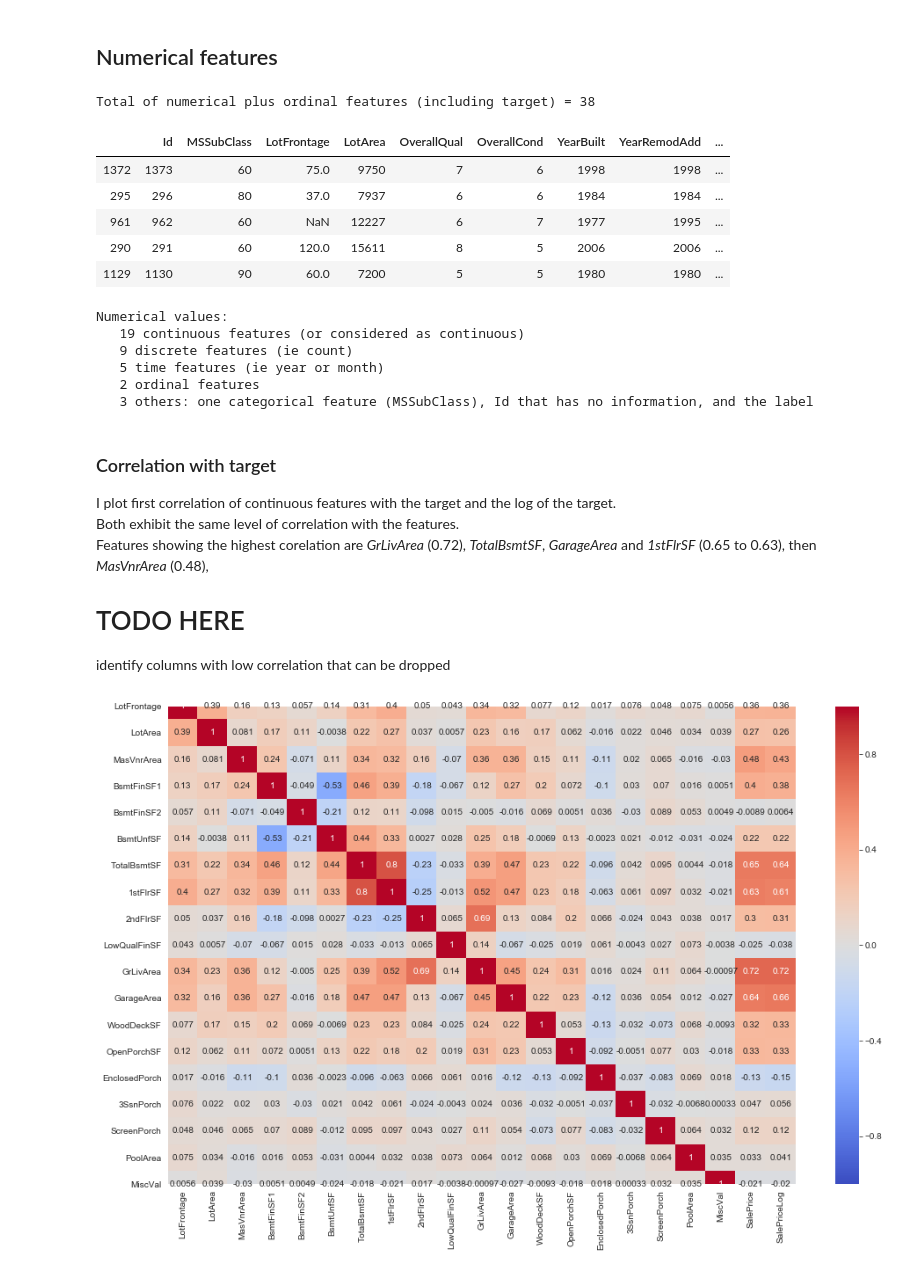
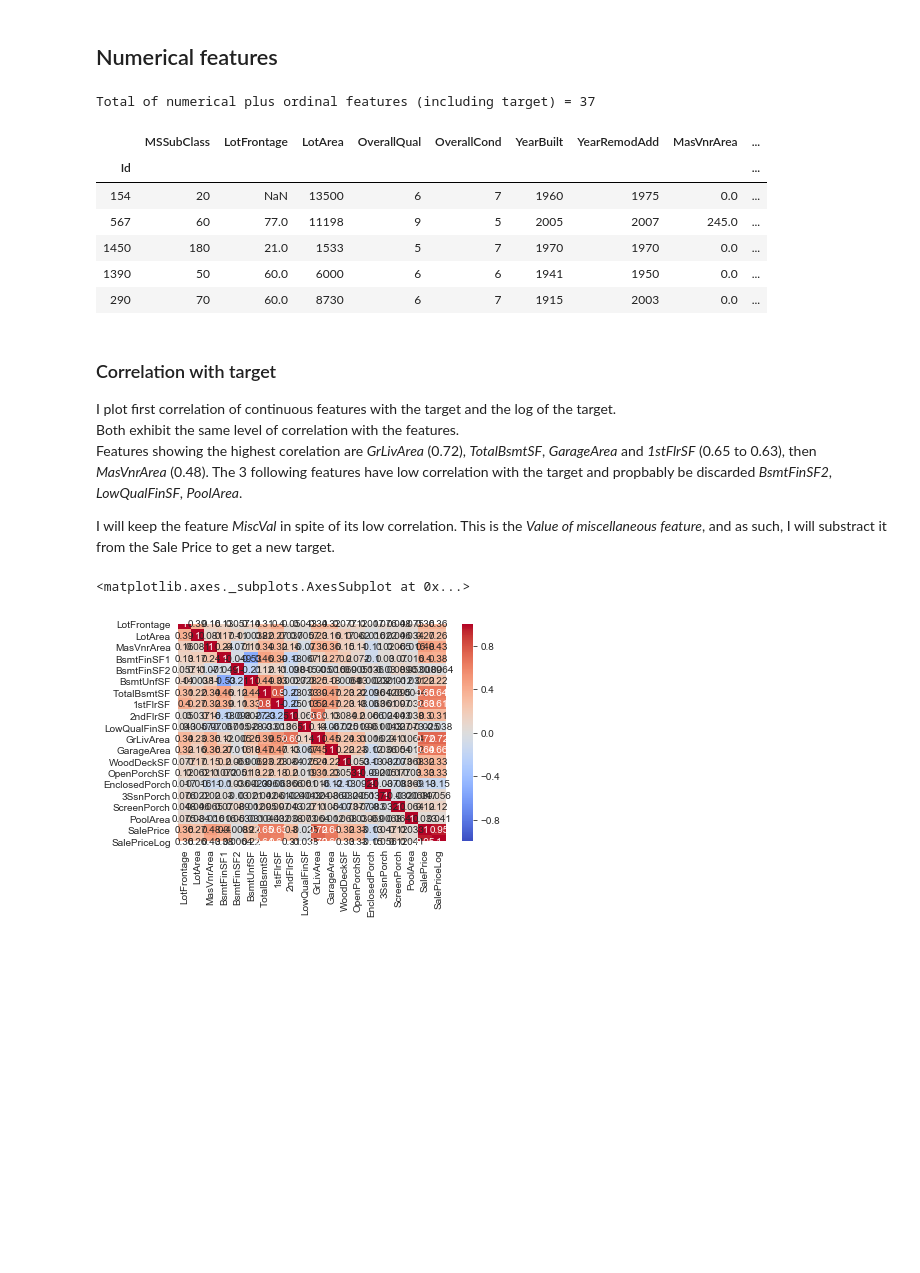
Before and after one commit to cedric-bertrand/DS-py, a Jupyter notebook: house_prices/house_prices.ipynb, the cells around one changed output. Cells and saved outputs as stored; diff of their text form; code cells hidden in the pictures; blank space fills up the shorter version.

```diff
--- a/house_prices/house_prices.ipynb
+++ b/house_prices/house_prices.ipynb
@@ -23,8 +33,8 @@ from sklearn.model_selection import cross_validate
 pd.set_option('display.max_columns', None)
 # %%
 #read the dataset
-train = pd.read_csv('./input/train.csv')
-test = pd.read_csv('./input/test.csv')
+data_train = pd.read_csv('./input/train.csv', index_col='Id')
+data_submission = pd.read_csv('./input/test.csv', index_col='Id')
 # %% [markdown]
 # Exploratory Data Analysis
 
@@ -62,7 +73,7 @@ The link in the Acknowledgments section of [Kaggle](https://www.kaggle.com/c/hou
 *There are five observations that an instructor may wish to remove from the data set before giving it to students (a plot of SALE PRICE versus GR LIV AREA will quickly indicate these points). Three of them are true outliers (Partial Sales that likely don’t represent actual market values) and two of them are simply unusual sales (very large houses priced relatively appropriately). I would recommend removing any houses with more than 4000 square feet from the data set (which eliminates these five unusual observations) before assigning it to students.*
 I followed this advice and removed observations with *GrLivArea* above 4000.
 # %%
-sns.scatterplot(x=train.GrLivArea, y=train.SalePrice);
-train = train[train.GrLivArea < 4000]
+sns.scatterplot(x=data_train.GrLivArea, y=data_train.SalePrice);
+data_train = data_train[data_train.GrLivArea < 4000]
 # %% [output]
 <matplotlib.axes._subplots.AxesSubplot at 0x...>
@@ -70,52 +102,48 @@ train = train[train.GrLivArea < 4000]
 # %% [markdown]
 ## Numerical features
 # %%
-train_numeric = train.select_dtypes(include=[np.number])
+train_numeric = data_train.select_dtypes(include=[np.number])
 print('Total of numerical plus ordinal features (including target) = {:d}'.format(train_numeric.shape[1]))
 train_numeric.sample(5)
 
 features_cont = ['LotFrontage', 'LotArea', 'MasVnrArea', 'BsmtFinSF1', 'BsmtFinSF2', 'BsmtUnfSF', 'TotalBsmtSF',
                 '1stFlrSF', '2ndFlrSF', 'LowQualFinSF', 'GrLivArea', 'GarageArea', 'WoodDeckSF', 'OpenPorchSF', 'EnclosedPorch',
-                '3SsnPorch', 'ScreenPorch', 'PoolArea', 'MiscVal']
+                '3SsnPorch', 'ScreenPorch', 'PoolArea']
 features_disc = ['BsmtFullBath', 'BsmtHalfBath', 'FullBath', 'HalfBath', 'BedroomAbvGr', 'KitchenAbvGr', 'TotRmsAbvGrd', 'Fireplaces', 'GarageCars']
 features_time = ['YearBuilt', 'YearRemodAdd', 'GarageYrBlt', 'MoSold', 'YrSold']
 features_ord = ['OverallQual', 'OverallCond']
 features_nom = ['MSSubClass']
 label = ['SalePrice']
-print('Numerical values:')
-print('   {:d} continuous features (or considered as continuous)'.format(len(features_cont)))
-print('   {:d} discrete features (ie count)'.format(len(features_disc)))
-print('   {:d} time features (ie year or month)'.format(len(features_time)))
-print('   {:d} ordinal features'.format(len(features_ord)))
-print('   3 others: one categorical feature (MSSubClass), Id that has no information, and the label')
-
-# dropping the id and nominal feature
-train_numeric.drop(columns=['Id'] + features_nom, inplace=True)
+#print('Numerical values:')
+#print('   {:d} continuous features (or considered as continuous)'.format(len(features_cont)))
+#print('   {:d} discrete features (ie count)'.format(len(features_disc)))
+#print('   {:d} time features (ie year or month)'.format(len(features_time)))
+#print('   {:d} ordinal features'.format(len(features_ord)))
+#print('   + 2 others: MSSubClass, and the label')
 # %% [output]
-Total of numerical plus ordinal features (including target) = 38
+Total of numerical plus ordinal features (including target) = 37
-|  | Id | MSSubClass | LotFrontage | LotArea | OverallQual | OverallCond | YearBuilt | YearRemodAdd | ... |
-| 1372 | 1373 | 60 | 75.0 | 9750 | 7 | 6 | 1998 | 1998 | ... |
-| 295 | 296 | 80 | 37.0 | 7937 | 6 | 6 | 1984 | 1984 | ... |
-| 961 | 962 | 60 | NaN | 12227 | 6 | 7 | 1977 | 1995 | ... |
-| 290 | 291 | 60 | 120.0 | 15611 | 8 | 5 | 2006 | 2006 | ... |
-| 1129 | 1130 | 90 | 60.0 | 7200 | 5 | 5 | 1980 | 1980 | ... |
+|  | MSSubClass | LotFrontage | LotArea | OverallQual | OverallCond | YearBuilt | YearRemodAdd | MasVnrArea | ... |
+| Id |  |  |  |  |  |  |  |  | ... |
+| 154 | 20 | NaN | 13500 | 6 | 7 | 1960 | 1975 | 0.0 | ... |
+| 567 | 60 | 77.0 | 11198 | 9 | 5 | 2005 | 2007 | 245.0 | ... |
+| 1450 | 180 | 21.0 | 1533 | 5 | 7 | 1970 | 1970 | 0.0 | ... |
+| 1390 | 50 | 60.0 | 6000 | 6 | 6 | 1941 | 1950 | 0.0 | ... |
+| 290 | 70 | 60.0 | 8730 | 6 | 7 | 1915 | 2003 | 0.0 | ... |
-Numerical values:
-   19 continuous features (or considered as continuous)
-   9 discrete features (ie count)
-   5 time features (ie year or month)
-   2 ordinal features
-   3 others: one categorical feature (MSSubClass), Id that has no information, and the label
 # %% [markdown]
 ### Correlation with target
 I plot first correlation of continuous features with the target and the log of the target.
 Both exhibit the same level of correlation with the features.
-Features showing the highest corelation are *GrLivArea* (0.72), *TotalBsmtSF*, *GarageArea* and *1stFlrSF* (0.65 to 0.63), then *MasVnrArea* (0.48),
-# TODO HERE
-identify columns with low correlation that can be dropped
+Features showing the highest corelation are *GrLivArea* (0.72), *TotalBsmtSF*, *GarageArea* and *1stFlrSF* (0.65 to 0.63), then *MasVnrArea* (0.48).
+The 3 following features have low correlation with the target and propbably be discarded *BsmtFinSF2*, *LowQualFinSF*, *PoolArea*.
+
+I will keep the feature *MiscVal* in spite of its low correlation. This is the *Value of miscellaneous feature*, and as such, I will substract it from the Sale Price to get a new target.
 # %%
 df_corr = train_numeric[features_cont + label].copy()
 df_corr['SalePriceLog'] = np.log(df_corr['SalePrice'])
 corr = df_corr.corr()
-sns.heatmap(corr.iloc[:-2, :], vmin=-1, cmap='coolwarm',annot=True);
+sns.heatmap(corr, vmin=-1, cmap='coolwarm',annot=True);
+
+features_drop = ['BsmtFinSF2', 'LowQualFinSF', 'PoolArea']
 # %% [output]
+<matplotlib.axes._subplots.AxesSubplot at 0x...>
-[figure, old version]
+[figure, new version]
```
Also changed, not shown: parts of 29 cells of this notebook.
